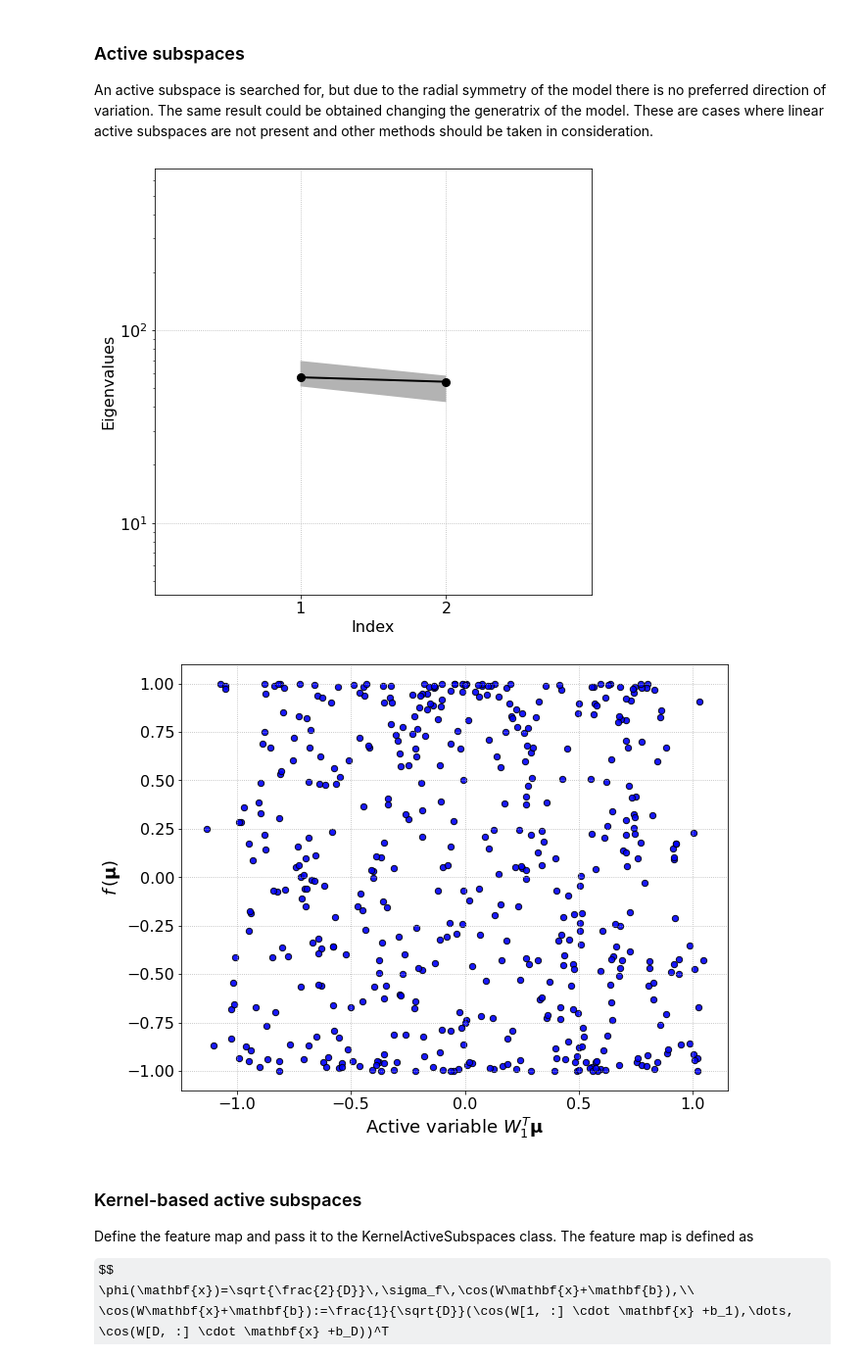
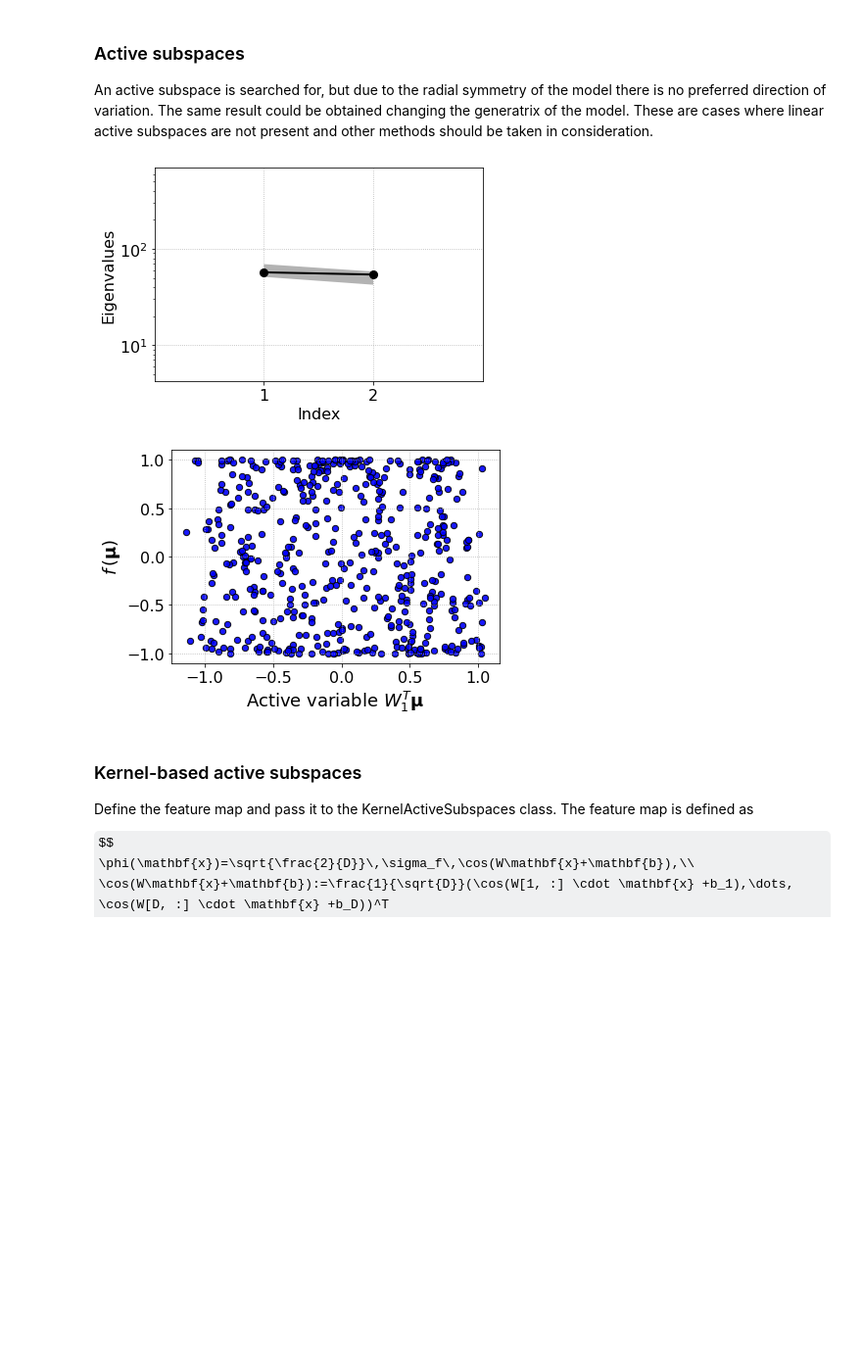
Before and after one commit to mathLab/ATHENA, a Jupyter notebook: tutorials/tutorial06/06_kernel-based_AS.ipynb, the cells around one changed output. Shown at 98% size. Drawn from its saved outputs; the diff is of its cells as text; code cells hidden in the pictures; some formulas as TeX source; blank space fills up the shorter version.

```diff
--- a/tutorials/tutorial06/06_kernel-based_AS.ipynb
+++ b/tutorials/tutorial06/06_kernel-based_AS.ipynb
@@ -76,12 +76,12 @@ An active subspace is searched for, but due to the radial symmetry of the model
 # %%
 #AS
 ss = ActiveSubspaces(1)
 ss.fit(gradients=dt, outputs=t, inputs=y)
-ss.plot_eigenvalues()
-ss.plot_sufficient_summary(y, t)
+ss.plot_eigenvalues(figsize=(6,4))
+ss.plot_sufficient_summary(y, t, figsize=(6,4))
 # %% [output]
-[figure, old version]
+[figure, new version]
-[figure, old version]
+[figure, new version]
 # %% [markdown]
 ### Kernel-based active subspaces
 
```
Also changed, not shown: parts of 5 cells of this notebook, 27 other files.
